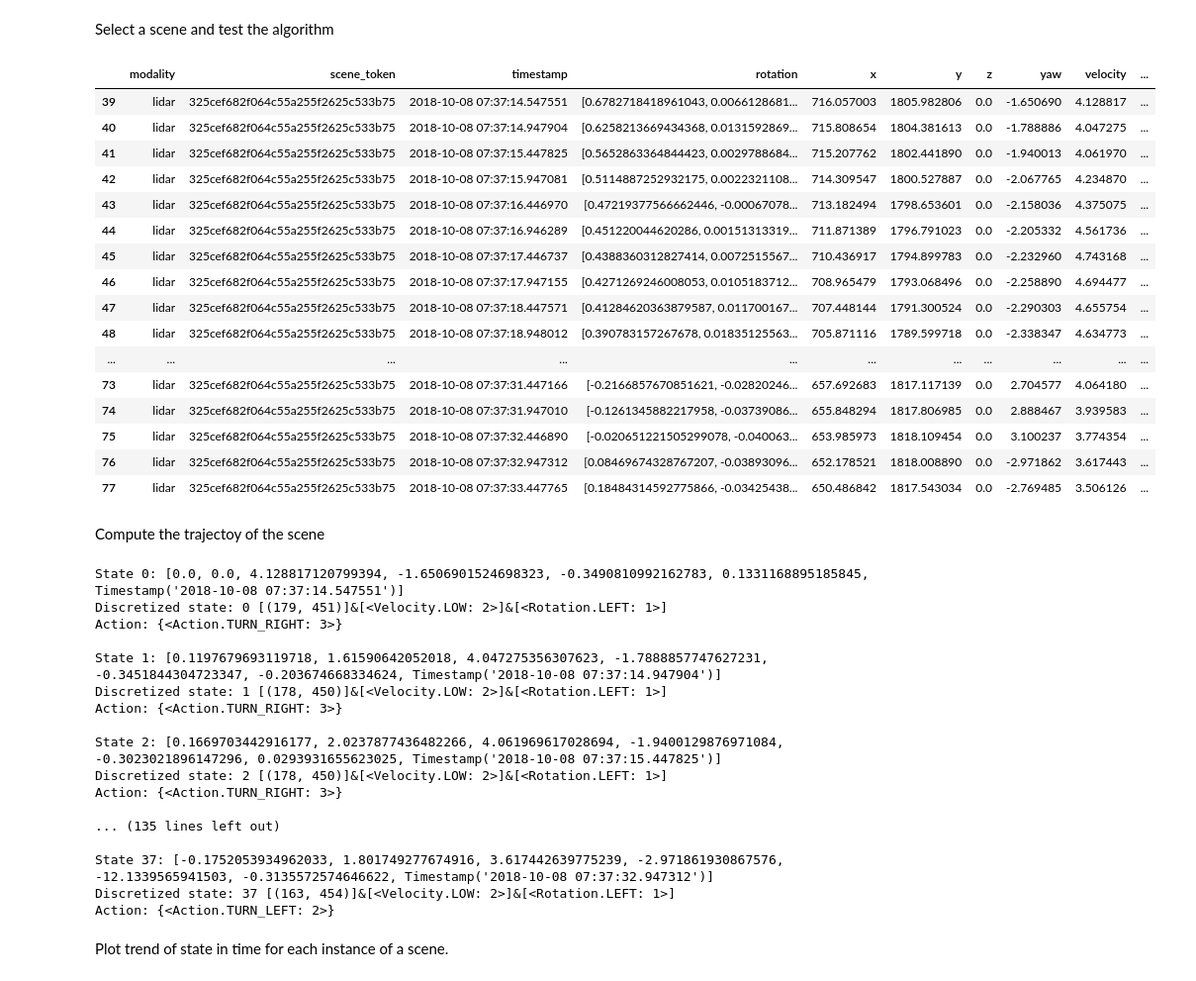
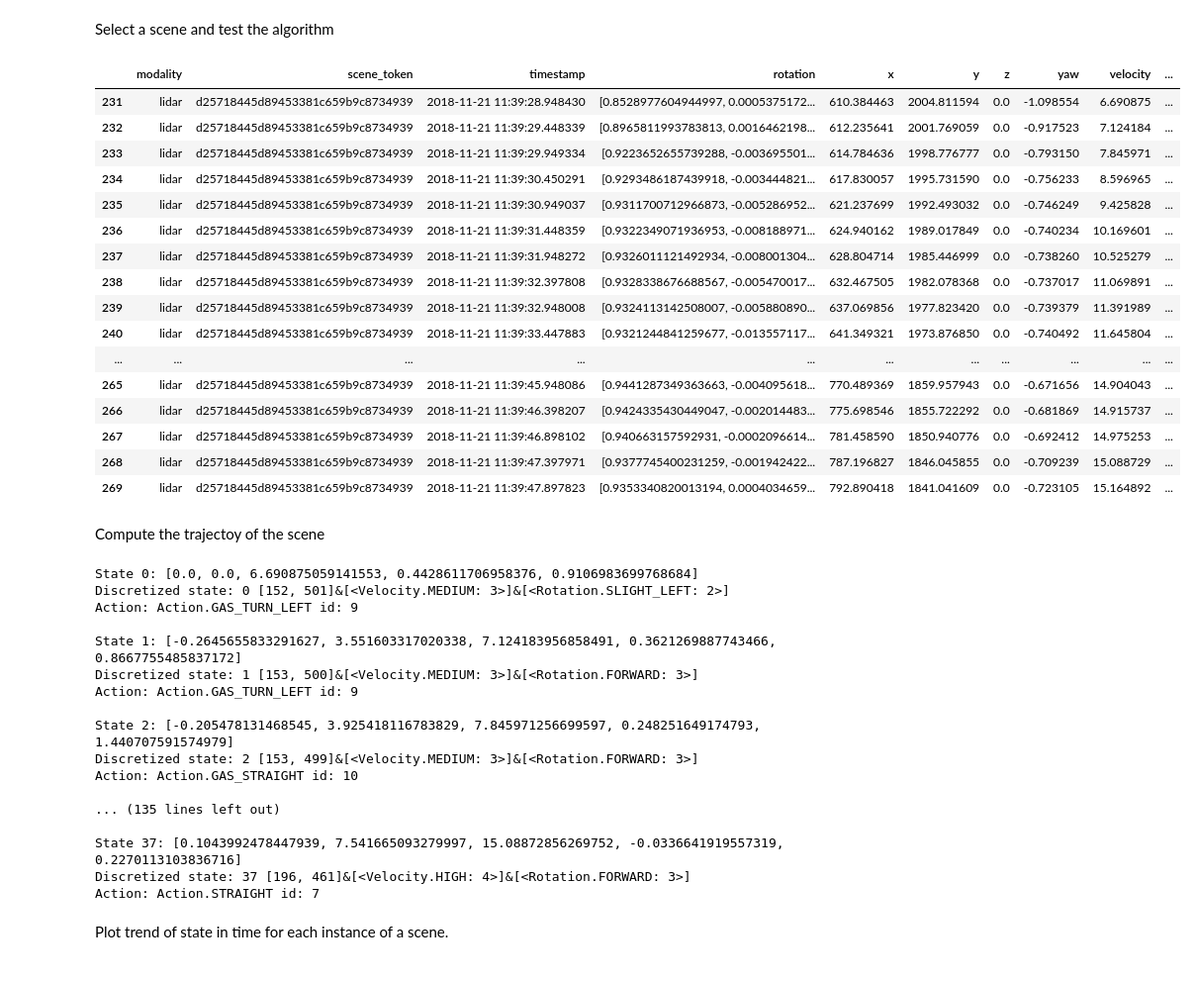
Before and after one commit to SaraMo14/MasterThesis, a Jupyter notebook: demo.ipynb, the cells around one changed output. Shown at 99% size. Saved outputs shown, nothing was run; the diff lists cells and outputs as text; code cells hidden in the pictures.

Commit message:
edit actions in discretizer

```diff
--- a/demo.ipynb
+++ b/demo.ipynb
@@ -104,27 +104,27 @@ array(['2fc3753772e241f2ab2cd16a784cc680',
 # %% [markdown]
 Select a scene and test the  algorithm
 # %%
-scene_test = df['scene_token'].unique()[1]
+scene_test = df['scene_token'].unique()[6]
 example_scene_df = df[df['scene_token']==scene_test]
 example_scene_df
 # %% [output]
 |  | modality | scene_token | timestamp | rotation | x | y | z | yaw | velocity | ... |
-| 39 | lidar | 325cef682f064c55a255f2625c533b75 | 2018-10-08 07:37:14.547551 | [0.6782718418961043, 0.0066128681... | 716.057003 | 1805.982806 | 0.0 | -1.650690 | 4.128817 | ... |
-| 40 | lidar | 325cef682f064c55a255f2625c533b75 | 2018-10-08 07:37:14.947904 | [0.6258213669434368, 0.0131592869... | 715.808654 | 1804.381613 | 0.0 | -1.788886 | 4.047275 | ... |
-| 41 | lidar | 325cef682f064c55a255f2625c533b75 | 2018-10-08 07:37:15.447825 | [0.5652863364844423, 0.0029788684... | 715.207762 | 1802.441890 | 0.0 | -1.940013 | 4.061970 | ... |
-| 42 | lidar | 325cef682f064c55a255f2625c533b75 | 2018-10-08 07:37:15.947081 | [0.5114887252932175, 0.0022321108... | 714.309547 | 1800.527887 | 0.0 | -2.067765 | 4.234870 | ... |
-| 43 | lidar | 325cef682f064c55a255f2625c533b75 | 2018-10-08 07:37:16.446970 | [0.47219377566662446, -0.00067078... | 713.182494 | 1798.653601 | 0.0 | -2.158036 | 4.375075 | ... |
-| 44 | lidar | 325cef682f064c55a255f2625c533b75 | 2018-10-08 07:37:16.946289 | [0.451220044620286, 0.00151313319... | 711.871389 | 1796.791023 | 0.0 | -2.205332 | 4.561736 | ... |
-| 45 | lidar | 325cef682f064c55a255f2625c533b75 | 2018-10-08 07:37:17.446737 | [0.4388360312827414, 0.0072515567... | 710.436917 | 1794.899783 | 0.0 | -2.232960 | 4.743168 | ... |
-| 46 | lidar | 325cef682f064c55a255f2625c533b75 | 2018-10-08 07:37:17.947155 | [0.4271269246008053, 0.0105183712... | 708.965479 | 1793.068496 | 0.0 | -2.258890 | 4.694477 | ... |
-| 47 | lidar | 325cef682f064c55a255f2625c533b75 | 2018-10-08 07:37:18.447571 | [0.41284620363879587, 0.011700167... | 707.448144 | 1791.300524 | 0.0 | -2.290303 | 4.655754 | ... |
-| 48 | lidar | 325cef682f064c55a255f2625c533b75 | 2018-10-08 07:37:18.948012 | [0.390783157267678, 0.01835125563... | 705.871116 | 1789.599718 | 0.0 | -2.338347 | 4.634773 | ... |
+| 231 | lidar | d25718445d89453381c659b9c8734939 | 2018-11-21 11:39:28.948430 | [0.8528977604944997, 0.0005375172... | 610.384463 | 2004.811594 | 0.0 | -1.098554 | 6.690875 | ... |
+| 232 | lidar | d25718445d89453381c659b9c8734939 | 2018-11-21 11:39:29.448339 | [0.8965811993783813, 0.0016462198... | 612.235641 | 2001.769059 | 0.0 | -0.917523 | 7.124184 | ... |
+| 233 | lidar | d25718445d89453381c659b9c8734939 | 2018-11-21 11:39:29.949334 | [0.9223652655739288, -0.003695501... | 614.784636 | 1998.776777 | 0.0 | -0.793150 | 7.845971 | ... |
+| 234 | lidar | d25718445d89453381c659b9c8734939 | 2018-11-21 11:39:30.450291 | [0.9293486187439918, -0.003444821... | 617.830057 | 1995.731590 | 0.0 | -0.756233 | 8.596965 | ... |
+| 235 | lidar | d25718445d89453381c659b9c8734939 | 2018-11-21 11:39:30.949037 | [0.9311700712966873, -0.005286952... | 621.237699 | 1992.493032 | 0.0 | -0.746249 | 9.425828 | ... |
+| 236 | lidar | d25718445d89453381c659b9c8734939 | 2018-11-21 11:39:31.448359 | [0.9322349071936953, -0.008188971... | 624.940162 | 1989.017849 | 0.0 | -0.740234 | 10.169601 | ... |
+| 237 | lidar | d25718445d89453381c659b9c8734939 | 2018-11-21 11:39:31.948272 | [0.9326011121492934, -0.008001304... | 628.804714 | 1985.446999 | 0.0 | -0.738260 | 10.525279 | ... |
+| 238 | lidar | d25718445d89453381c659b9c8734939 | 2018-11-21 11:39:32.397808 | [0.9328338676688567, -0.005470017... | 632.467505 | 1982.078368 | 0.0 | -0.737017 | 11.069891 | ... |
+| 239 | lidar | d25718445d89453381c659b9c8734939 | 2018-11-21 11:39:32.948008 | [0.9324113142508007, -0.005880890... | 637.069856 | 1977.823420 | 0.0 | -0.739379 | 11.391989 | ... |
+| 240 | lidar | d25718445d89453381c659b9c8734939 | 2018-11-21 11:39:33.447883 | [0.9321244841259677, -0.013557117... | 641.349321 | 1973.876850 | 0.0 | -0.740492 | 11.645804 | ... |
 | ... | ... | ... | ... | ... | ... | ... | ... | ... | ... | ... |
-| 73 | lidar | 325cef682f064c55a255f2625c533b75 | 2018-10-08 07:37:31.447166 | [-0.2166857670851621, -0.02820246... | 657.692683 | 1817.117139 | 0.0 | 2.704577 | 4.064180 | ... |
-| 74 | lidar | 325cef682f064c55a255f2625c533b75 | 2018-10-08 07:37:31.947010 | [-0.1261345882217958, -0.03739086... | 655.848294 | 1817.806985 | 0.0 | 2.888467 | 3.939583 | ... |
-| 75 | lidar | 325cef682f064c55a255f2625c533b75 | 2018-10-08 07:37:32.446890 | [-0.020651221505299078, -0.040063... | 653.985973 | 1818.109454 | 0.0 | 3.100237 | 3.774354 | ... |
-| 76 | lidar | 325cef682f064c55a255f2625c533b75 | 2018-10-08 07:37:32.947312 | [0.08469674328767207, -0.03893096... | 652.178521 | 1818.008890 | 0.0 | -2.971862 | 3.617443 | ... |
-| 77 | lidar | 325cef682f064c55a255f2625c533b75 | 2018-10-08 07:37:33.447765 | [0.18484314592775866, -0.03425438... | 650.486842 | 1817.543034 | 0.0 | -2.769485 | 3.506126 | ... |
+| 265 | lidar | d25718445d89453381c659b9c8734939 | 2018-11-21 11:39:45.948086 | [0.9441287349363663, -0.004095618... | 770.489369 | 1859.957943 | 0.0 | -0.671656 | 14.904043 | ... |
+| 266 | lidar | d25718445d89453381c659b9c8734939 | 2018-11-21 11:39:46.398207 | [0.9424335430449047, -0.002014483... | 775.698546 | 1855.722292 | 0.0 | -0.681869 | 14.915737 | ... |
+| 267 | lidar | d25718445d89453381c659b9c8734939 | 2018-11-21 11:39:46.898102 | [0.940663157592931, -0.0002096614... | 781.458590 | 1850.940776 | 0.0 | -0.692412 | 14.975253 | ... |
+| 268 | lidar | d25718445d89453381c659b9c8734939 | 2018-11-21 11:39:47.397971 | [0.9377745400231259, -0.001942422... | 787.196827 | 1846.045855 | 0.0 | -0.709239 | 15.088729 | ... |
+| 269 | lidar | d25718445d89453381c659b9c8734939 | 2018-11-21 11:39:47.897823 | [0.9353340820013194, 0.0004034659... | 792.890418 | 1841.041609 | 0.0 | -0.723105 | 15.164892 | ... |
 # %% [markdown]
 Compute the trajectoy of the scene
 # %%
@@ -132,23 +132,23 @@ recorder = TransitionRecorded()
 trajectory = av_discretizer.compute_trajectory(example_scene_df)
 recorder.process_and_save_transitions(trajectory, av_discretizer.unique_states)
 # %% [output]
-State 0: [0.0, 0.0, 4.128817120799394, -1.6506901524698323, -0.3490810992162783, 0.1331168895185845, Timestamp('2018-10-08 07:37:14.547551')]
-Discretized state: 0 [(179, 451)]&[<Velocity.LOW: 2>]&[<Rotation.LEFT: 1>]
-Action: {<Action.TURN_RIGHT: 3>}
+State 0: [0.0, 0.0, 6.690875059141553, 0.4428611706958376, 0.9106983699768684]
+Discretized state: 0 [152, 501]&[<Velocity.MEDIUM: 3>]&[<Rotation.SLIGHT_LEFT: 2>]
+Action: Action.GAS_TURN_LEFT id: 9
 
-State 1: [0.1197679693119718, 1.61590642052018, 4.047275356307623, -1.7888857747627231, -0.3451844304723347, -0.203674668334624, Timestamp('2018-10-08 07:37:14.947904')]
-Discretized state: 1 [(178, 450)]&[<Velocity.LOW: 2>]&[<Rotation.LEFT: 1>]
-Action: {<Action.TURN_RIGHT: 3>}
+State 1: [-0.2645655833291627, 3.551603317020338, 7.124183956858491, 0.3621269887743466, 0.8667755485837172]
+Discretized state: 1 [153, 500]&[<Velocity.MEDIUM: 3>]&[<Rotation.FORWARD: 3>]
+Action: Action.GAS_TURN_LEFT id: 9
 
-State 2: [0.1669703442916177, 2.0237877436482266, 4.061969617028694, -1.9400129876971084, -0.3023021896147296, 0.0293931655623025, Timestamp('2018-10-08 07:37:15.447825')]
-Discretized state: 2 [(178, 450)]&[<Velocity.LOW: 2>]&[<Rotation.LEFT: 1>]
-Action: {<Action.TURN_RIGHT: 3>}
+State 2: [-0.205478131468545, 3.925418116783829, 7.845971256699597, 0.248251649174793, 1.440707591574979]
+Discretized state: 2 [153, 499]&[<Velocity.MEDIUM: 3>]&[<Rotation.FORWARD: 3>]
+Action: Action.GAS_STRAIGHT id: 10
 
 ... (135 lines left out)
 
-State 37: [-0.1752053934962033, 1.801749277674916, 3.617442639775239, -2.971861930867576, -12.1339565941503, -0.3135572574646622, Timestamp('2018-10-08 07:37:32.947312')]
-Discretized state: 37 [(163, 454)]&[<Velocity.LOW: 2>]&[<Rotation.LEFT: 1>]
-Action: {<Action.TURN_LEFT: 2>}
+State 37: [0.1043992478447939, 7.541665093279997, 15.08872856269752, -0.0336641919557319, 0.2270113103836716]
+Discretized state: 37 [196, 461]&[<Velocity.HIGH: 4>]&[<Rotation.FORWARD: 3>]
+Action: Action.STRAIGHT id: 7
 # %% [markdown]
 Plot trend of state in time for each instance of a scene.
 # %%
```
Also changed, not shown: parts of 15 cells of this notebook, 10 other files.
